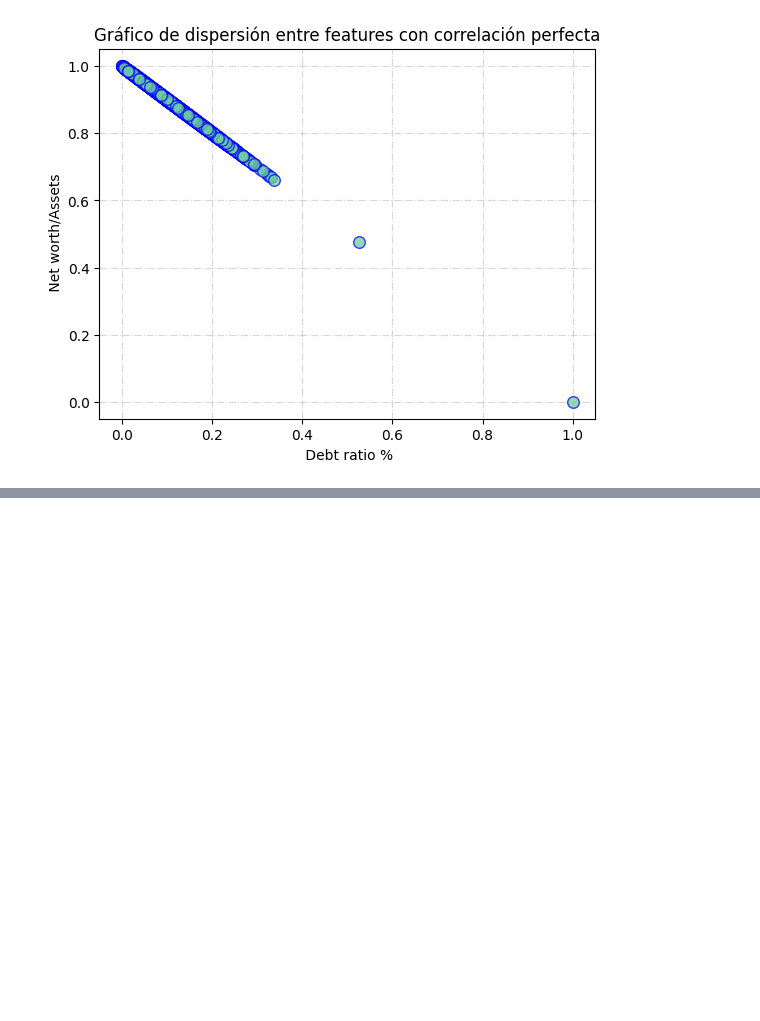
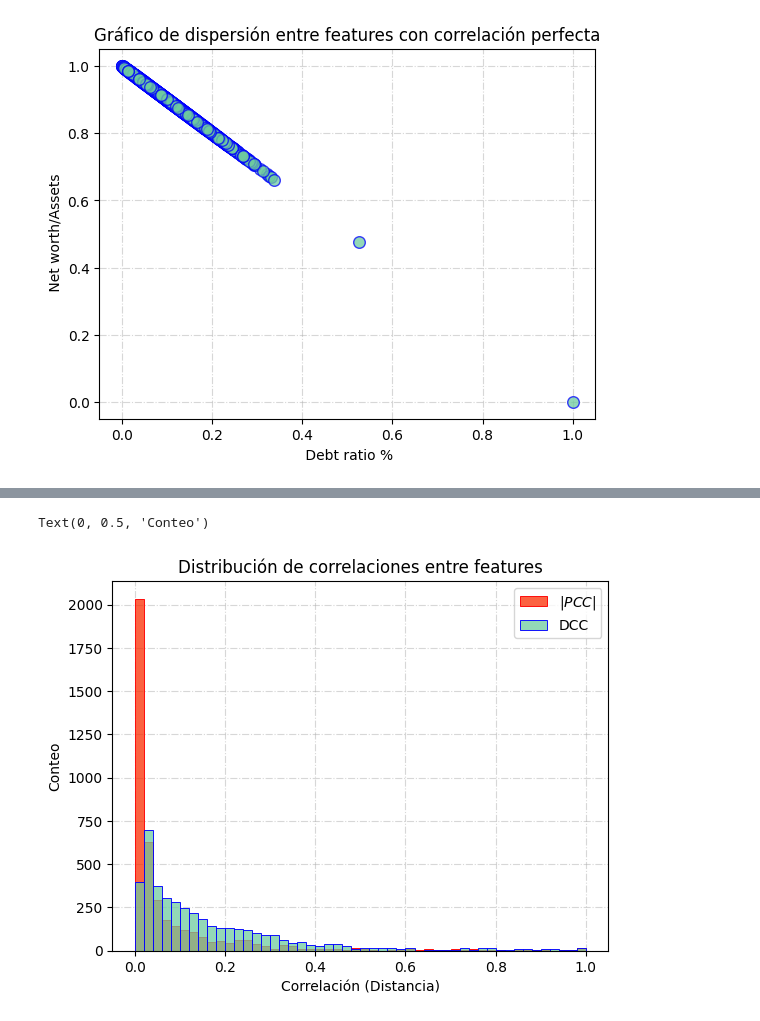
Before and after one commit to epsilondenso/Data_Science_projects, a Jupyter notebook: notebooks/02_EDA.ipynb, the cells around one changed output, grey strips where cells are left out. Cells and saved outputs as stored; diff of their text form; code cells hidden in the pictures; blank space fills up the shorter version.

```diff
--- a/notebooks/02_EDA.ipynb
+++ b/notebooks/02_EDA.ipynb
@@ -51,6 +53,6 @@ sns.heatmap(pcc_feautres_matrix, cmap = "viridis")
 # %%
 #No contamos las autocorrelaciones
-ef_pcc_arr, ef_pcc_index = et.effective_correlations(pcc_feautres_matrix, diagonal = False, indices = True)
+ef_pcc_arr, ef_pcc_index = et.effective_correlations(pcc_features_matrix, diagonal = False, indices = True)
 plt.title("Distribución de las correlaciones entre features")
 plt.grid(linestyle = "dashdot", alpha = 0.5, zorder = 1)
 sns.histplot(ef_pcc_arr, bins = 50,  stat = "count", zorder = 2, color = "#6fcb9f", edgecolor = "blue", kde = True)
@@ -96,0 +113,14 @@ Text(0, 0.5, ' Net worth/Assets')
+# %%
+plt.title("Distribución de correlaciones entre features")
+plt.grid(linestyle = "dashdot", alpha = 0.5, zorder = 1)
+sns.histplot(np.abs(ef_pcc_arr), bins = 50,  stat = "count", zorder = 2,
+             color = "#fb2e01", edgecolor = "red", label = r"$|PCC|$")
+sns.histplot(ef_dcc_arr, bins = 50,  stat = "count", zorder = 2,
+             color = "#6fcb9f", edgecolor = "blue", label = "DCC")
+
+plt.legend(title = "", loc = "upper right")
+plt.xlabel("Correlación (Distancia)")
+plt.ylabel("Conteo")
+# %% [output]
+Text(0, 0.5, 'Conteo')
+[figure, added]
```
Also changed, not shown: parts of 11 cells of this notebook, 5 other files.
